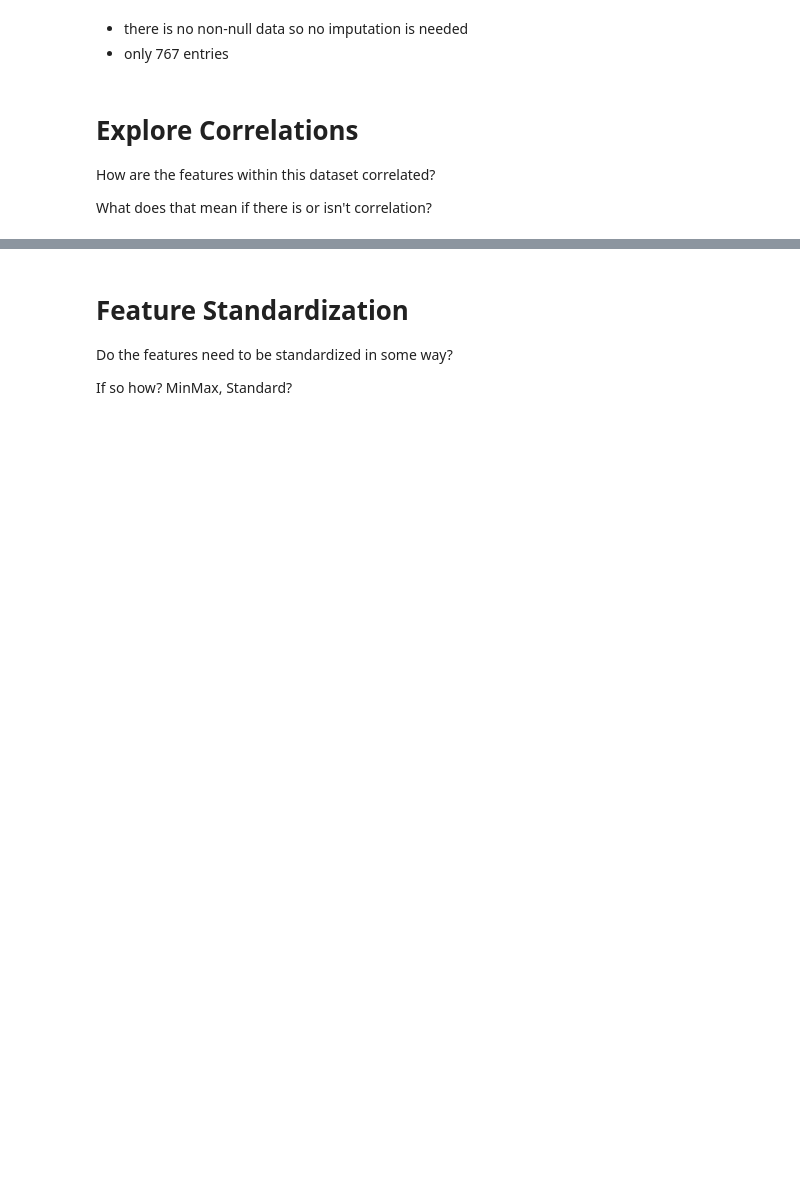
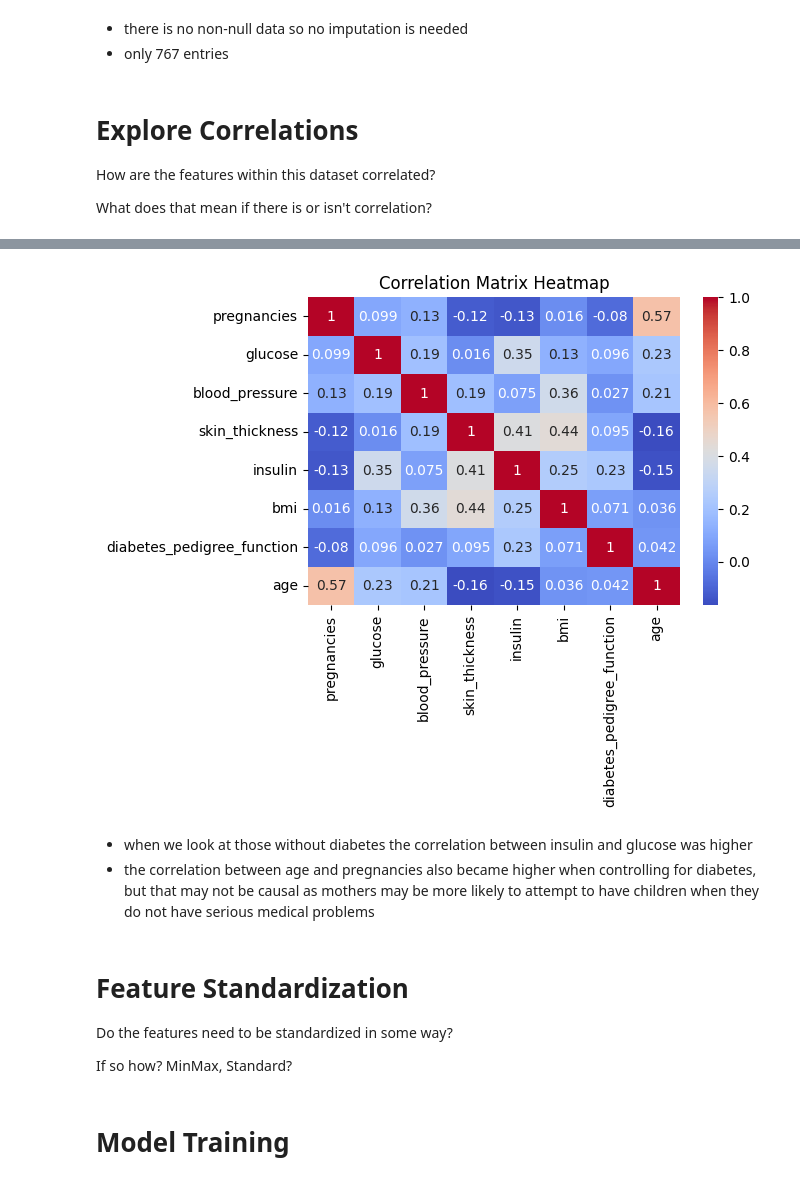
Before and after one commit to tcampbell90/intro-to-deep-learning, a Jupyter notebook: exercise1.ipynb, the cells around one changed output, grey strips where cells are left out. Drawn from its saved outputs; the diff is of its cells as text; code cells hidden in the pictures; blank space fills up the shorter version.

Commit message:
+ model eval section

```diff
--- a/exercise1.ipynb
+++ b/exercise1.ipynb
@@ -80,6 +93,21 @@ plt.show()
+# %%
+corr_matrix = pima_df[features][pima_df['outcome'] == 0].corr() # create corr. matrix
+
+# create heatmap plot
+plt.figure(figsize=(6,4))
+sns.heatmap(corr_matrix, annot=True, cmap='coolwarm') # fmt =".2f")
+plt.title('Correlation Matrix Heatmap')
+plt.show()
+# %% [output]
+[figure, added]
+# %% [markdown]
+- when we look at those without diabetes the correlation between insulin and glucose was higher
+- the correlation between age and pregnancies also became higher when controlling for diabetes, but that may not be causal as mothers may be more likely to attempt to have children when they do not have serious medical problems
 # %% [markdown]
 # Feature Standardization
 
 Do the features need to be standardized in some way?
 
 If so how? MinMax, Standard?
+# %% [markdown]
+# Model Training
```
Also changed, not shown: parts of 13 cells of this notebook.
